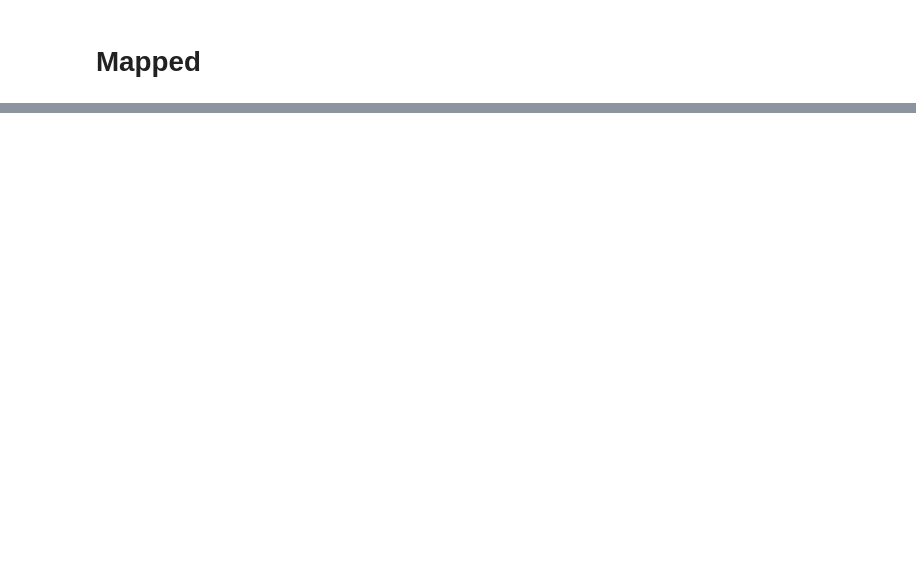
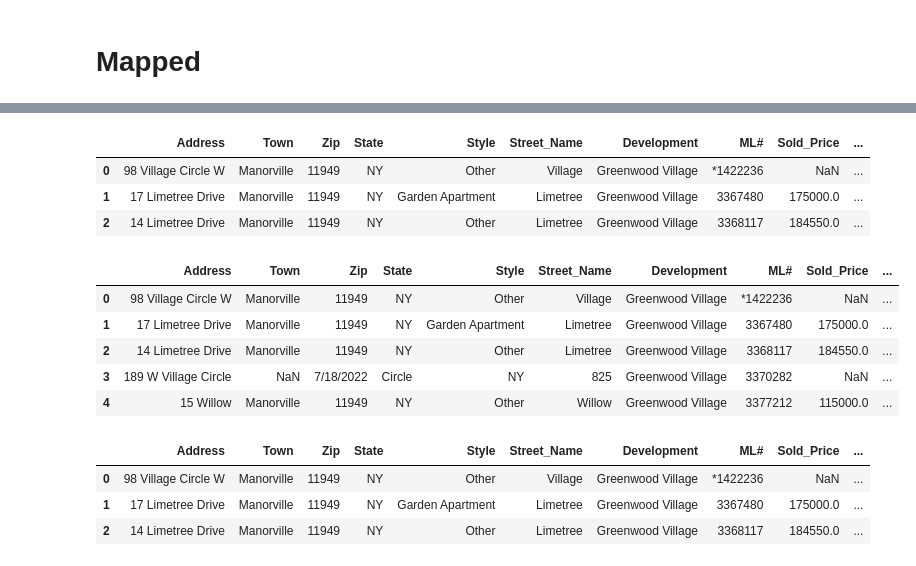
Before and after one commit to JF11579/Plotly_RE, a Jupyter notebook: Condos_Single_Devleopment.ipynb, the cells around one changed output, grey strips where cells are left out. Drawn from its saved outputs; the diff is of its cells as text; code cells hidden in the pictures; blank space fills up the shorter version.

```diff
--- a/Condos_Single_Devleopment.ipynb
+++ b/Condos_Single_Devleopment.ipynb
@@ -338,0 +399,2 @@ fig.show()
+# %%
+condo = data
@@ -338,0 +491,48 @@ fig.show()
+# %%
+data.head(3)
+# %% [output]
+|  | Address | Town | Zip | State | Style | Street_Name | Development | ML# | Sold_Price | ... |
+| 0 | 98 Village Circle W | Manorville | 11949 | NY | Other | Village | Greenwood Village | *1422236 | NaN | ... |
+| 1 | 17 Limetree Drive | Manorville | 11949 | NY | Garden Apartment | Limetree | Greenwood Village | 3367480 | 175000.0 | ... |
+| 2 | 14 Limetree Drive | Manorville | 11949 | NY | Other | Limetree | Greenwood Village | 3368117 | 184550.0 | ... |
+# %%
+data = condo
+
+def map_existing_values(value):
+    if pd.isna(value):  # Handle NaN values explicitly
+        return -1
+    if value == "Appearance":
+        return 0
+    elif value in ["AS IS"]:
+        return 1
+    elif value in ["Fair", "good", "Good", "Very Good", "Very good"]:
+        return 2
+    elif value in ["Excellent", "EXCELLENT"]:
+        return 3
+    elif value == "Move in":
+        return 4
+    elif value in ["diamond", "Diamond", "Mint", "mint", "Mint+", "Mint++", "Mint+++", "Mint+++"]:
+        return 5
+    else:
+        return -1  # Return -1 for other cases or return None if you prefer
+
+
+condition_new = df['condition'].map(map_existing_values)
+
+data = data.assign(condition_new=condition_new)
+# %%
+data.head()
+# %% [output]
+|  | Address | Town | Zip | State | Style | Street_Name | Development | ML# | Sold_Price | ... |
+| 0 | 98 Village Circle W | Manorville | 11949 | NY | Other | Village | Greenwood Village | *1422236 | NaN | ... |
+| 1 | 17 Limetree Drive | Manorville | 11949 | NY | Garden Apartment | Limetree | Greenwood Village | 3367480 | 175000.0 | ... |
+| 2 | 14 Limetree Drive | Manorville | 11949 | NY | Other | Limetree | Greenwood Village | 3368117 | 184550.0 | ... |
+| 3 | 189 W Village Circle | NaN | 7/18/2022 | Circle | NY | 825 | Greenwood Village | 3370282 | NaN | ... |
+| 4 | 15 Willow | Manorville | 11949 | NY | Other | Willow | Greenwood Village | 3377212 | 115000.0 | ... |
+# %%
+data.head(3)
+# %% [output]
+|  | Address | Town | Zip | State | Style | Street_Name | Development | ML# | Sold_Price | ... |
+| 0 | 98 Village Circle W | Manorville | 11949 | NY | Other | Village | Greenwood Village | *1422236 | NaN | ... |
+| 1 | 17 Limetree Drive | Manorville | 11949 | NY | Garden Apartment | Limetree | Greenwood Village | 3367480 | 175000.0 | ... |
+| 2 | 14 Limetree Drive | Manorville | 11949 | NY | Other | Limetree | Greenwood Village | 3368117 | 184550.0 | ... |
```
Also changed, not shown: parts of 35 cells of this notebook.
